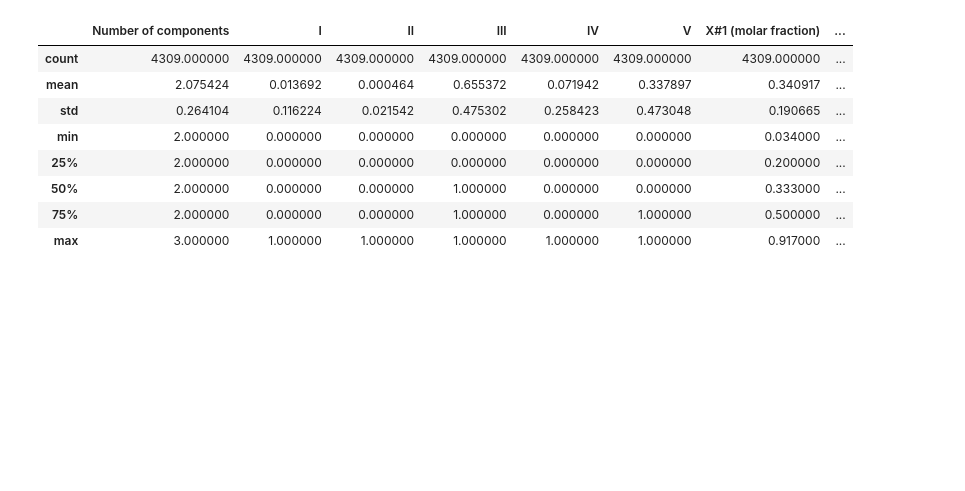
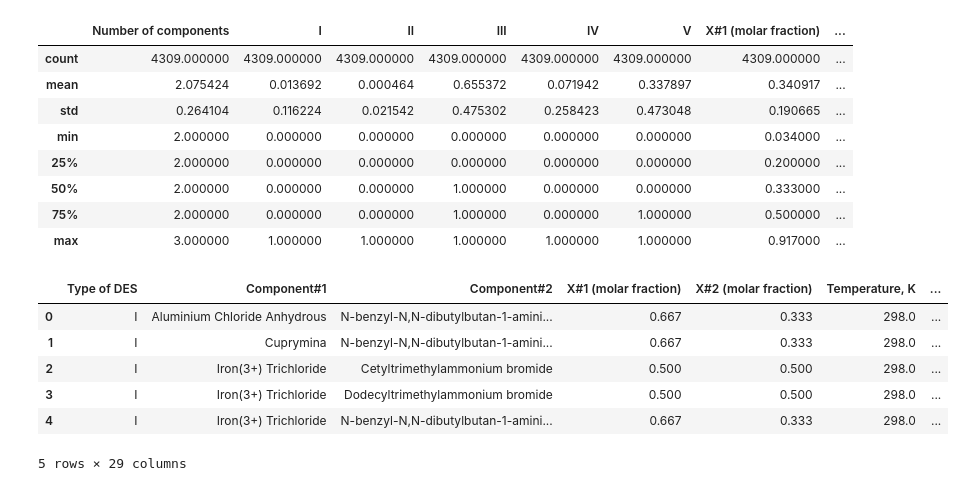
Before and after one commit to meteora142/Ecoteam, a Jupyter notebook: scripts/EcoteamProject.ipynb, the cells around one changed output. Saved outputs shown, nothing was run; the diff lists cells and outputs as text; code cells hidden in the pictures; blank space fills up the shorter version.

```diff
--- a/scripts/EcoteamProject.ipynb
+++ b/scripts/EcoteamProject.ipynb
@@ -8,0 +32,8 @@ import pandas as pd
+# %%
+# Группируем строки с одинаковыми значениями компонентов, молярных соотн., температуры, типа и усредняем плотности
+def density_mean(dataset):
+    dataset = dataset.groupby(['Type of DES', 'Component#1', 'Component#2',
+                           'X#1 (molar fraction)', 'X#2 (molar fraction)',
+                           'Temperature, K'], as_index = False).agg({'Density, g/cm^3':'mean', 'I':'min',
+                                                                     'III':'min', 'IV':'min', 'V':'min'})
+    return dataset
@@ -52,0 +157,15 @@ dataset.describe()
+# %%
+# Объявляем дескрипторы из rdkit, добавляем их в датасет
+descriptors_list = ['MolLogP', 'NumHeteroatoms', 'NumAromaticRings', 'NumHAcceptors', 'NumHDonors', 'NumRotatableBonds', 'TPSA', 'MolWt']
+
+descriptors_dict = get_descriptors_values(descriptors_list, pre_dataset)
+final_dataset = merge_descriptors(descriptors_dict, descriptors_list, pre_dataset)
+final_dataset.head(5)
+# %% [output]
+|  | Type of DES | Component#1 | Component#2 | X#1 (molar fraction) | X#2 (molar fraction) | Temperature, K | ... |
+| 0 | Ⅰ | Aluminium Chloride Anhydrous | N-benzyl-N,N-dibutylbutan-1-amini... | 0.667 | 0.333 | 298.0 | ... |
+| 1 | Ⅰ | Cuprymina | N-benzyl-N,N-dibutylbutan-1-amini... | 0.667 | 0.333 | 298.0 | ... |
+| 2 | Ⅰ | Iron(3+) Trichloride | Cetyltrimethylammonium bromide | 0.500 | 0.500 | 298.0 | ... |
+| 3 | Ⅰ | Iron(3+) Trichloride | Dodecyltrimethylammonium bromide | 0.500 | 0.500 | 298.0 | ... |
+| 4 | Ⅰ | Iron(3+) Trichloride | N-benzyl-N,N-dibutylbutan-1-amini... | 0.667 | 0.333 | 298.0 | ... |
+5 rows × 29 columns
```
Also changed, not shown: parts of 12 cells of this notebook, 1 other file.
